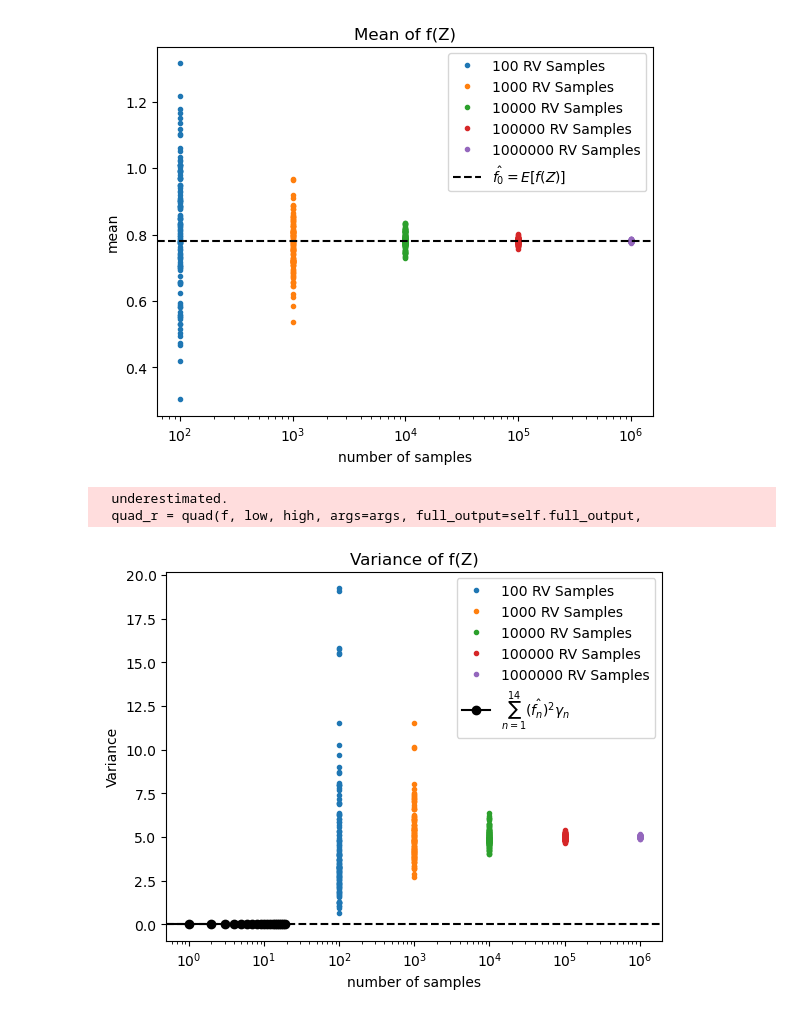
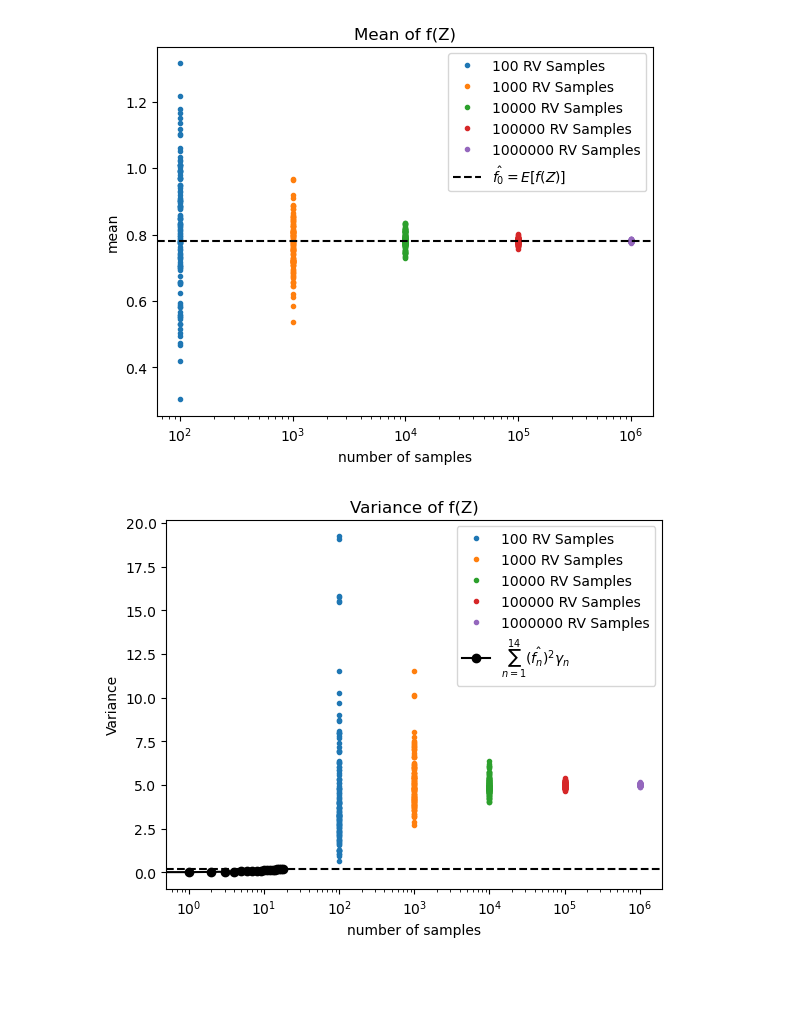
Before and after one commit to NiklasSchaaf/UQ_2023, a Jupyter notebook: homework_4/hw_nik.ipynb, the cells around one changed output. Cells and saved outputs as stored; diff of their text form; code cells hidden in the pictures; blank space fills up the shorter version.

```diff
--- a/homework_4/hw_nik.ipynb
+++ b/homework_4/hw_nik.ipynb
@@ -307,21 +307,24 @@ plt.show()
 # %% [output]
 [figure]
 # %%
-var_analytic = [np.sum(np.square(fhats[i + 1]) * nquad(integral_nominator, [[-1, 1], [-np.inf, np.inf]], args=[legendre(pairs[i+1][0]), hermitenorm(pairs[i+1][1])])[0]) for i in
-                range(max_order)]
+var_analytic = []
+var = 0
+for i in range(max_order-1):
+    pairs = get_pairs(i+1)
+    for pair in pairs:
+        var += np.square(fhats[i + 1]) * quad(inner_leg, -1, 1, args=pair[0])[0] * quad(inner_her, -np.inf, np.inf, args=pair[1])[0]
+    var_analytic.append(var)
 
 plt.figure()
 plt.title("Variance of f(Z)")
 for num in samples:
     plt.semilogx([num] * len(sample_var[num]), sample_var[num], '.', label=f"{num} RV Samples")
 plt.semilogx(np.cumsum(var_analytic), '-o', color='black', label=r"$\sum_{n=1}^{14} (\hat{f_n})^{2}\gamma_n$")
 plt.axhline(np.cumsum(var_analytic)[-1], color='black', linestyle='--')
 plt.title("Variance of f(Z)")
 plt.xlabel("number of samples")
 plt.ylabel("Variance")
 plt.legend()
 plt.show()
 # %% [output]
-  underestimated.
-  quad_r = quad(f, low, high, args=args, full_output=self.full_output,
-[figure, old version]
+[figure, new version]
```
